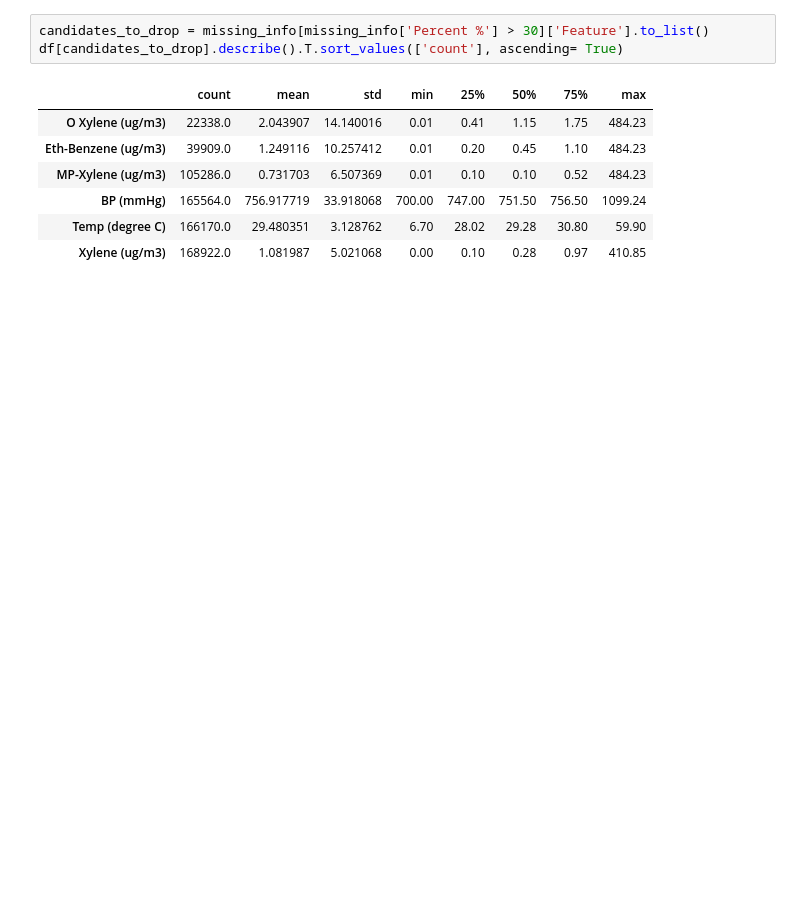
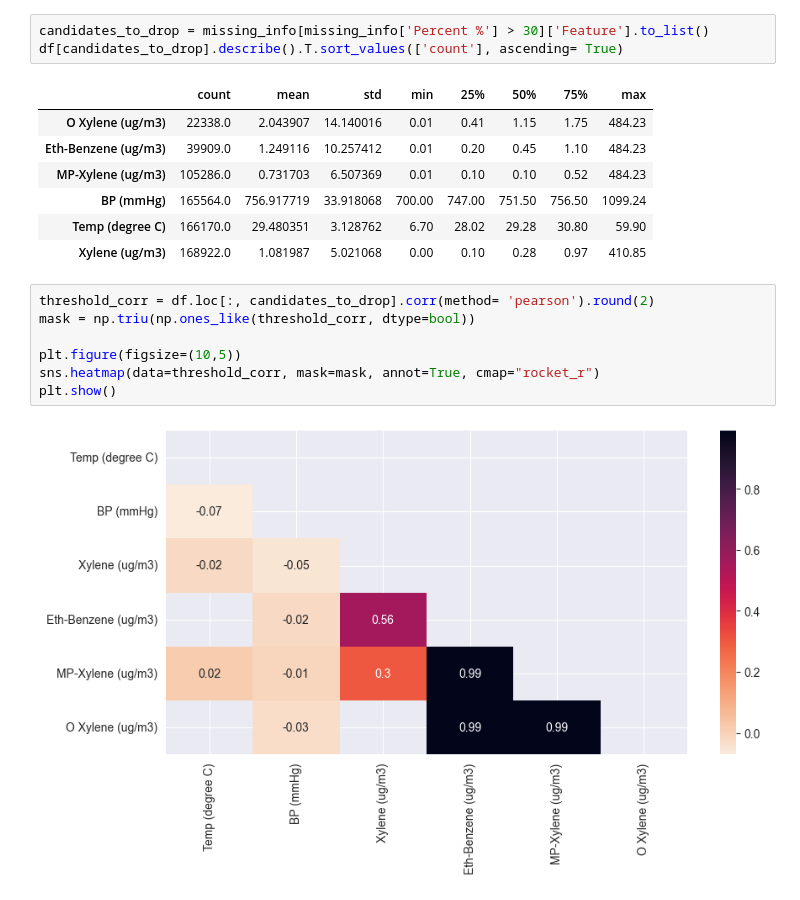
Before and after one commit to PyFon-hub/Masters_Thesis, a Jupyter notebook: Data_Analysis/Exploratory_Data_Analysis.ipynb, the cells around one changed output. Drawn from its saved outputs; the diff is of its cells as text; blank space fills up the shorter version.

```diff
--- a/Data_Analysis/Exploratory_Data_Analysis.ipynb
+++ b/Data_Analysis/Exploratory_Data_Analysis.ipynb
@@ -670,3 +670,12 @@ df[candidates_to_drop].describe().T.sort_values(['count'], ascending= True)
 | BP (mmHg) | 165564.0 | 756.917719 | 33.918068 | 700.00 | 747.00 | 751.50 | 756.50 | 1099.24 |
 | Temp (degree C) | 166170.0 | 29.480351 | 3.128762 | 6.70 | 28.02 | 29.28 | 30.80 | 59.90 |
 | Xylene (ug/m3) | 168922.0 | 1.081987 | 5.021068 | 0.00 | 0.10 | 0.28 | 0.97 | 410.85 |
+# %%
+threshold_corr = df.loc[:, candidates_to_drop].corr(method= 'pearson').round(2)
+mask = np.triu(np.ones_like(threshold_corr, dtype=bool))
+
+plt.figure(figsize=(10,5))
+sns.heatmap(data=threshold_corr, mask=mask, annot=True, cmap="rocket_r")
+plt.show()
+# %% [output]
+[figure, added]
```
Also changed, not shown: parts of 11 cells of this notebook.
